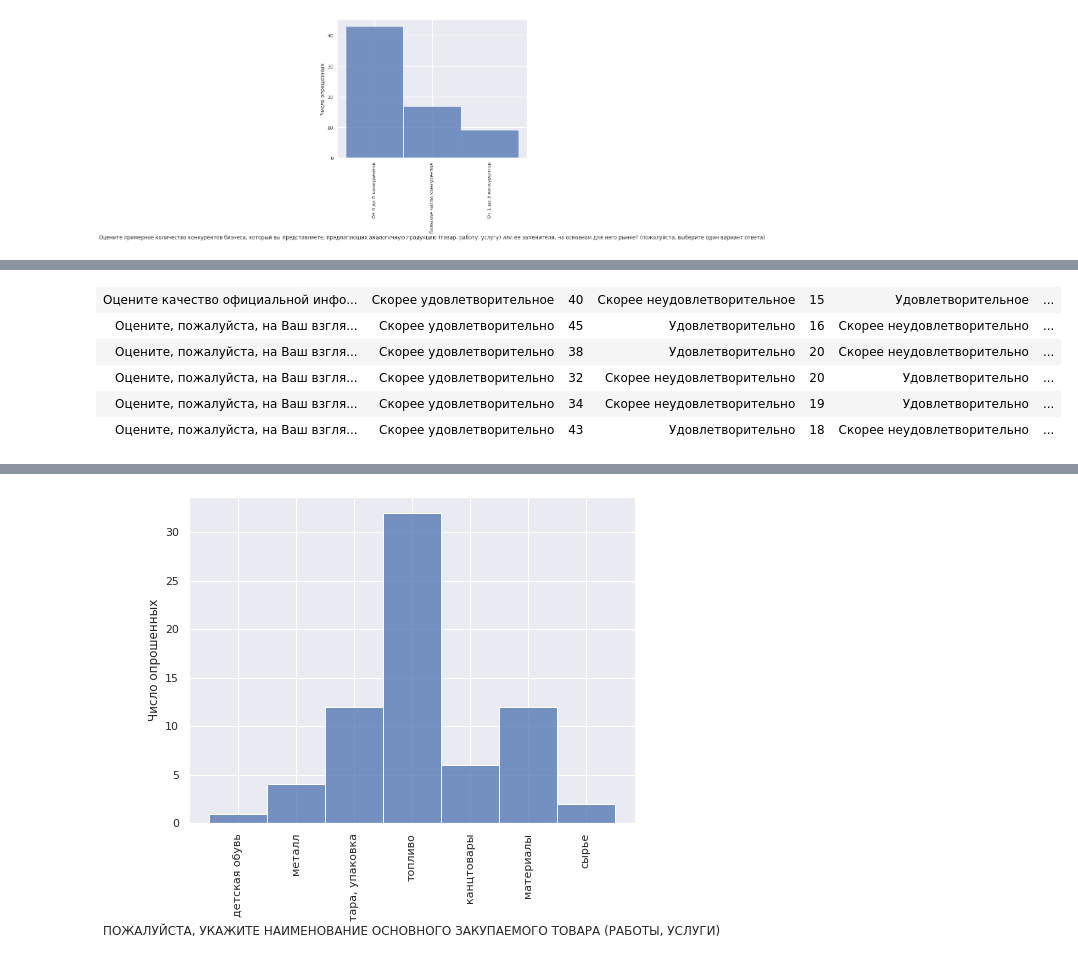
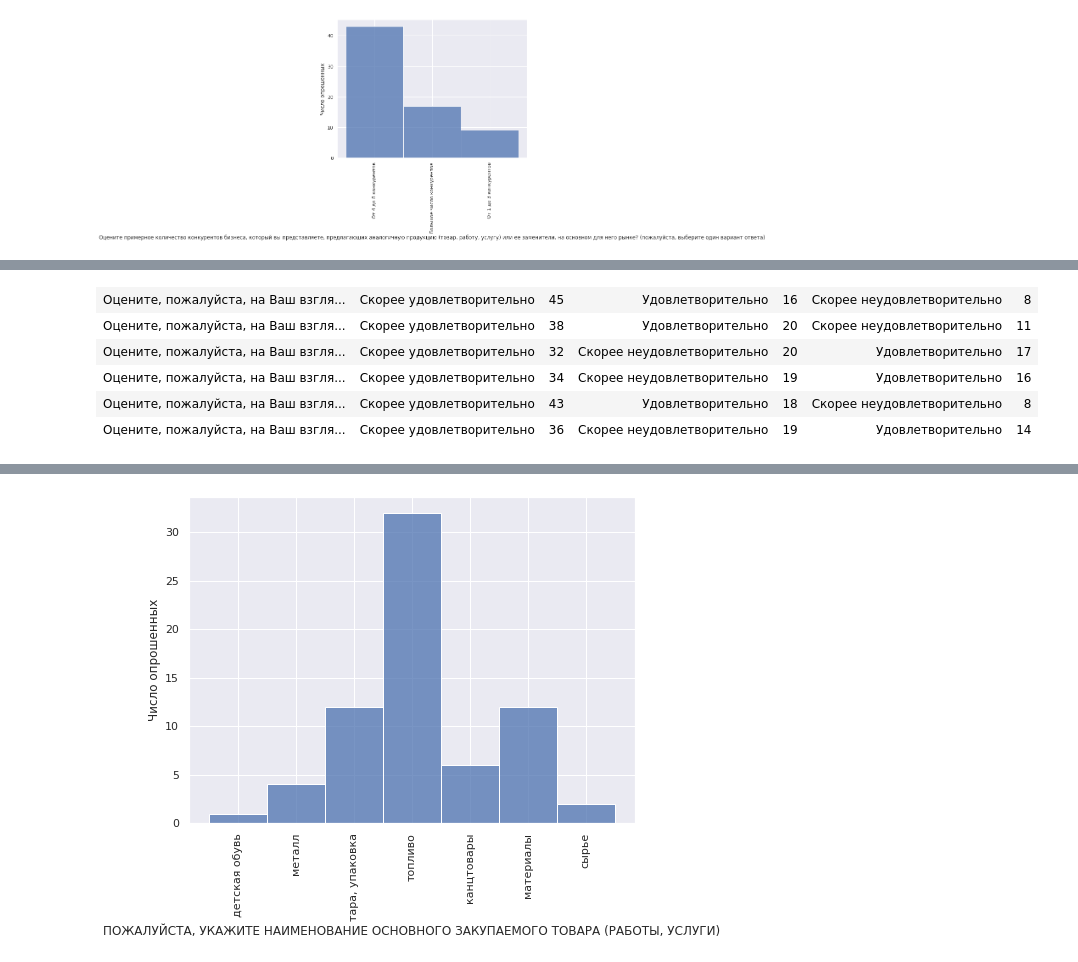
Before and after one commit to Segrey372017/CompetitiveReport, a Jupyter notebook: buisiness_poll_2021.ipynb, the cells around one changed output, grey strips where cells are left out. Drawn from its saved outputs; the diff is of its cells as text; code cells hidden in the pictures.

```diff
--- a/buisiness_poll_2021.ipynb
+++ b/buisiness_poll_2021.ipynb
@@ -254,8 +254,8 @@ make_hist(kin_data.iloc[:, 14])
 # %%
 # Оцените качество официальной информации о состоянии конкурентной среды на рынках товаров и услуг ивановской области
 from IPython.display import HTML, display
-st = 15
-end =17
+st = 16
+end =18
 
 html_str = "<table> "
 for i in range(st, end+1):
@@ -275,25 +275,25 @@ display(HTML(html_str))
 # %%
 # Оцените, пожалуйста, на Ваш взгляд, полноту размещенной органом исполнительной власти субъекта Российской Федерации
-st = 18
-end = 23
+st = 19
+end = 24
 
 html_str = "<table> "
 for i in range(st, end+1):
     html_str += f"<tr> <td> {kin_data.columns[i]} </td>"
     ans = dict(Counter(kin_data.iloc[:, i]).most_common())
     for key in ans.keys():
         html_str += f"<td> {key} </td>  <td> {ans[key]} </td>"
     html_str += f"</tr>"
 
 html_str +='</table>'
 display(HTML(html_str))
 #print(html_str)
 # %% [output]
-| Оцените качество официальной инфо... | Скорее удовлетворительное | 40 | Скорее неудовлетворительное | 15 | Удовлетворительное | ... |
-| Оцените, пожалуйста, на Ваш взгля... | Скорее удовлетворительно | 45 | Удовлетворительно | 16 | Скорее неудовлетворительно | ... |
-| Оцените, пожалуйста, на Ваш взгля... | Скорее удовлетворительно | 38 | Удовлетворительно | 20 | Скорее неудовлетворительно | ... |
-| Оцените, пожалуйста, на Ваш взгля... | Скорее удовлетворительно | 32 | Скорее неудовлетворительно | 20 | Удовлетворительно | ... |
-| Оцените, пожалуйста, на Ваш взгля... | Скорее удовлетворительно | 34 | Скорее неудовлетворительно | 19 | Удовлетворительно | ... |
-| Оцените, пожалуйста, на Ваш взгля... | Скорее удовлетворительно | 43 | Удовлетворительно | 18 | Скорее неудовлетворительно | ... |
+| Оцените, пожалуйста, на Ваш взгля... | Скорее удовлетворительно | 45 | Удовлетворительно | 16 | Скорее неудовлетворительно | 8 |
+| Оцените, пожалуйста, на Ваш взгля... | Скорее удовлетворительно | 38 | Удовлетворительно | 20 | Скорее неудовлетворительно | 11 |
+| Оцените, пожалуйста, на Ваш взгля... | Скорее удовлетворительно | 32 | Скорее неудовлетворительно | 20 | Удовлетворительно | 17 |
+| Оцените, пожалуйста, на Ваш взгля... | Скорее удовлетворительно | 34 | Скорее неудовлетворительно | 19 | Удовлетворительно | 16 |
+| Оцените, пожалуйста, на Ваш взгля... | Скорее удовлетворительно | 43 | Удовлетворительно | 18 | Скорее неудовлетворительно | 8 |
+| Оцените, пожалуйста, на Ваш взгля... | Скорее удовлетворительно | 36 | Скорее неудовлетворительно | 19 | Удовлетворительно | 14 |
 # %%
 #  Укажите, какими источниками информации о состоянии конкурентной среды на рынках товаров, работ и услуг субъекта Российской Федерации
```
Also changed, not shown: parts of 66 cells of this notebook.
